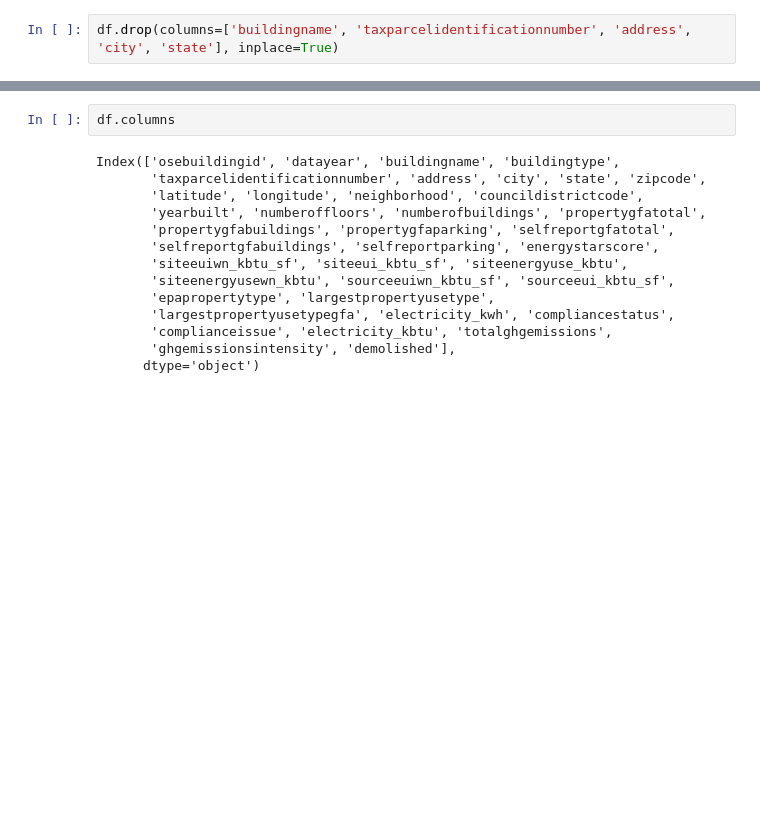
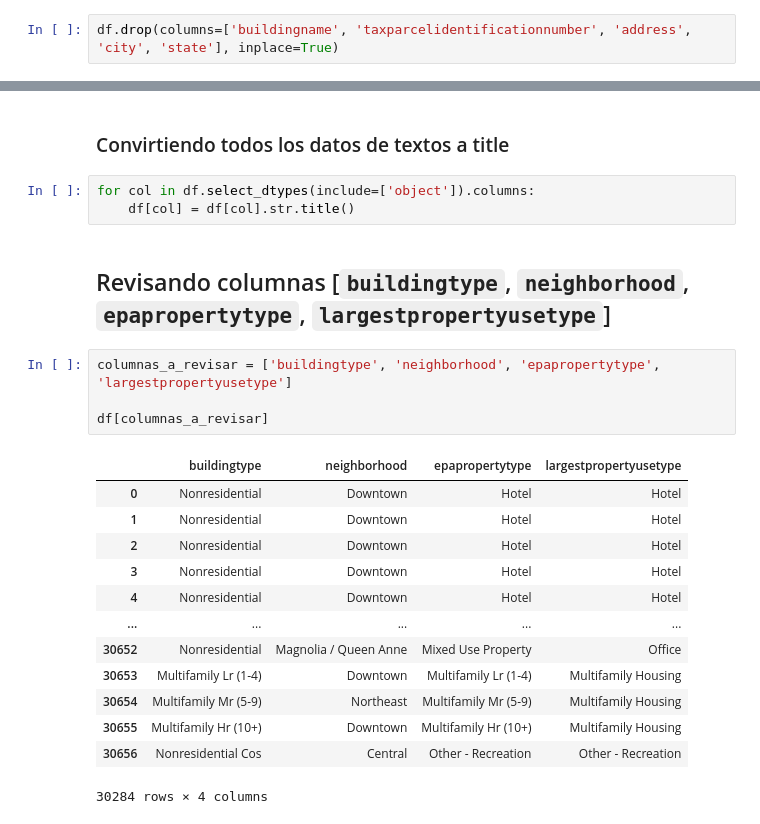
Before and after one commit to LLAES07/seatle, a Jupyter notebook: Notebooks/Proyecto.ipynb, the cells around one changed output, grey strips where cells are left out. Saved outputs shown, nothing was run; the diff lists cells and outputs as text; blank space fills up the shorter version.

```diff
--- a/Notebooks/Proyecto.ipynb
+++ b/Notebooks/Proyecto.ipynb
@@ -259,16 +229,25 @@ df[df['osebuildingid']==1]
-# %%
-df.columns
-# %% [output]
-Index(['osebuildingid', 'datayear', 'buildingname', 'buildingtype',
-       'taxparcelidentificationnumber', 'address', 'city', 'state', 'zipcode',
-       'latitude', 'longitude', 'neighborhood', 'councildistrictcode',
-       'yearbuilt', 'numberoffloors', 'numberofbuildings', 'propertygfatotal',
-       'propertygfabuildings', 'propertygfaparking', 'selfreportgfatotal',
-       'selfreportgfabuildings', 'selfreportparking', 'energystarscore',
-       'siteeuiwn_kbtu_sf', 'siteeui_kbtu_sf', 'siteenergyuse_kbtu',
-       'siteenergyusewn_kbtu', 'sourceeuiwn_kbtu_sf', 'sourceeui_kbtu_sf',
-       'epapropertytype', 'largestpropertyusetype',
-       'largestpropertyusetypegfa', 'electricity_kwh', 'compliancestatus',
-       'complianceissue', 'electricity_kbtu', 'totalghgemissions',
-       'ghgemissionsintensity', 'demolished'],
-      dtype='object')
+# %% [markdown]
+### Convirtiendo todos los datos de textos a title
+# %%
+for col in df.select_dtypes(include=['object']).columns:
+    df[col] = df[col].str.title()
+# %% [markdown]
+## Revisando columnas [`buildingtype`, `neighborhood`, `epapropertytype`, `largestpropertyusetype`]
+# %%
+columnas_a_revisar = ['buildingtype', 'neighborhood', 'epapropertytype', 'largestpropertyusetype']
+
+df[columnas_a_revisar]
+# %% [output]
+|  | buildingtype | neighborhood | epapropertytype | largestpropertyusetype |
+| 0 | Nonresidential | Downtown | Hotel | Hotel |
+| 1 | Nonresidential | Downtown | Hotel | Hotel |
+| 2 | Nonresidential | Downtown | Hotel | Hotel |
+| 3 | Nonresidential | Downtown | Hotel | Hotel |
+| 4 | Nonresidential | Downtown | Hotel | Hotel |
+| ... | ... | ... | ... | ... |
+| 30652 | Nonresidential | Magnolia / Queen Anne | Mixed Use Property | Office |
+| 30653 | Multifamily Lr (1-4) | Downtown | Multifamily Lr (1-4) | Multifamily Housing |
+| 30654 | Multifamily Mr (5-9) | Northeast | Multifamily Mr (5-9) | Multifamily Housing |
+| 30655 | Multifamily Hr (10+) | Downtown | Multifamily Hr (10+) | Multifamily Housing |
+| 30656 | Nonresidential Cos | Central | Other - Recreation | Other - Recreation |
+30284 rows × 4 columns
```
Also changed, not shown: parts of 13 cells of this notebook.
